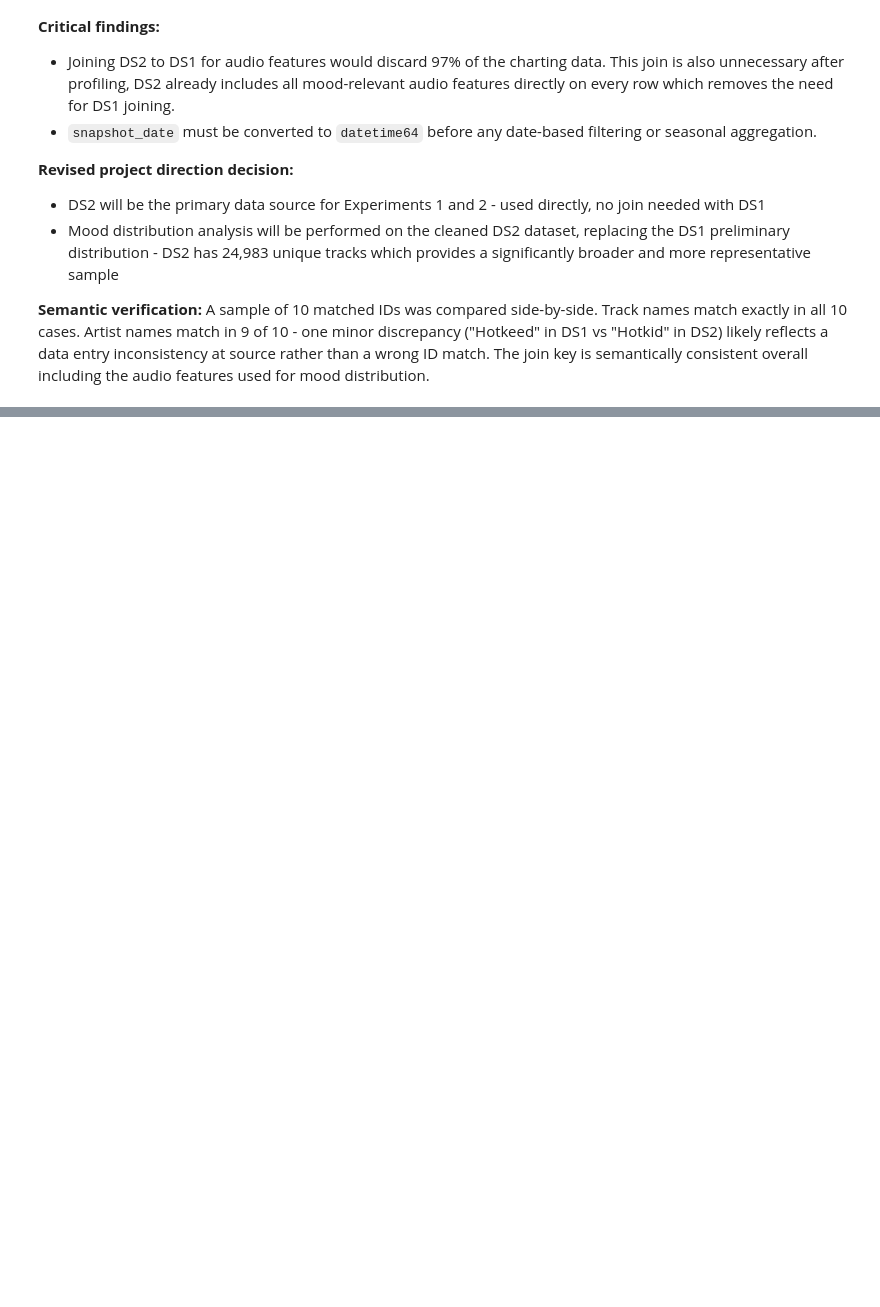
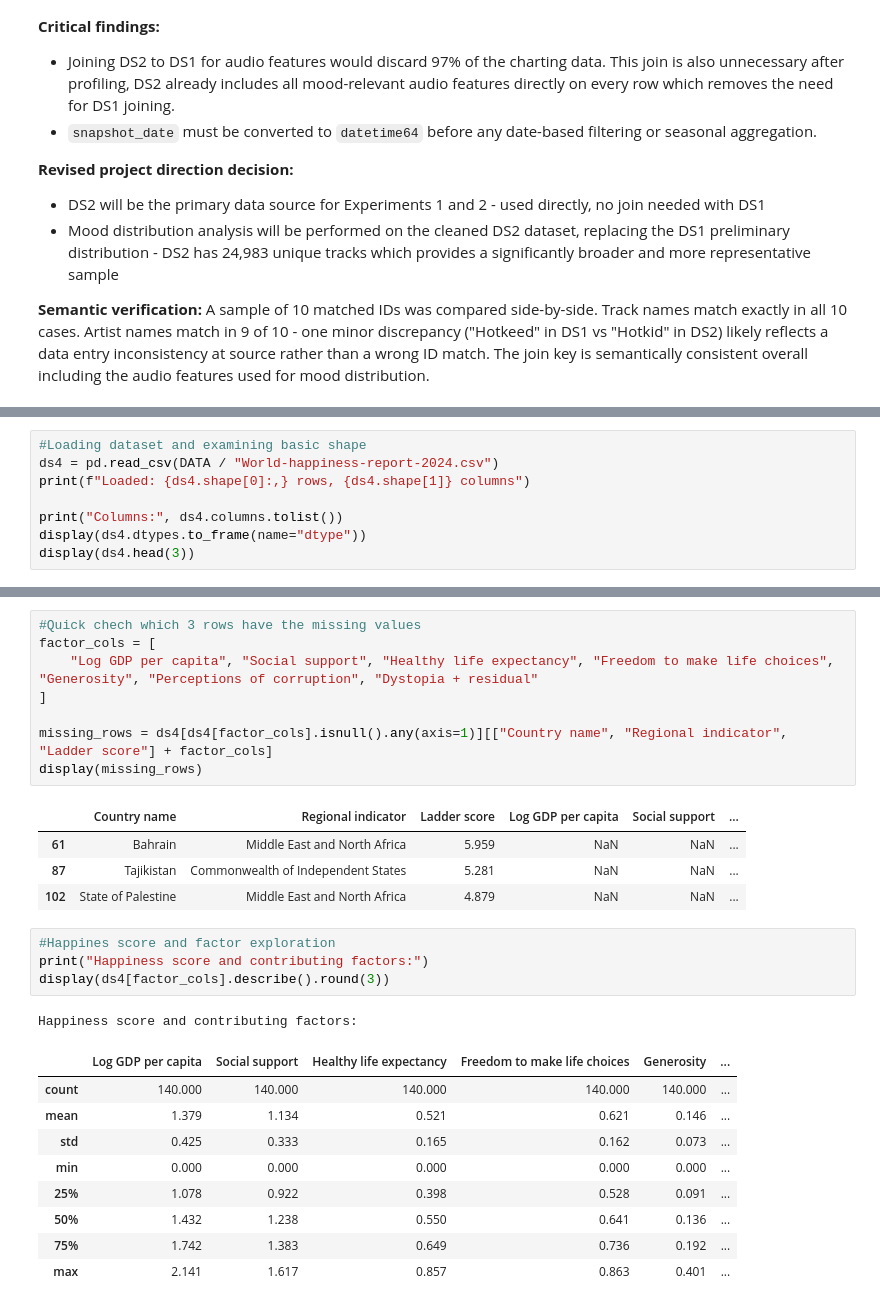
Before and after one commit to crystal-wolfer/AI-ML26-C02-music-mood-analysis, a Jupyter notebook: notebooks/01-data profiling.ipynb, the cells around one changed output, grey strips where cells are left out. Drawn from its saved outputs; the diff is of its cells as text; blank space fills up the shorter version.

```diff
--- a/notebooks/01-data analysis and cleanup.ipynb
+++ b/notebooks/01-data profiling.ipynb
@@ -533,0 +694,8 @@ Zero fully duplicate rows. Zero duplicates on the natural key (spotify_id, count
+# %%
+#Loading dataset and examining basic shape
+ds4 = pd.read_csv(DATA / "World-happiness-report-2024.csv")
+print(f"Loaded: {ds4.shape[0]:,} rows, {ds4.shape[1]} columns")
+
+print("Columns:", ds4.columns.tolist())
+display(ds4.dtypes.to_frame(name="dtype"))
+display(ds4.head(3))
@@ -533,0 +735,28 @@ Zero fully duplicate rows. Zero duplicates on the natural key (spotify_id, count
+# %%
+#Quick chech which 3 rows have the missing values
+factor_cols = [
+    "Log GDP per capita", "Social support", "Healthy life expectancy", "Freedom to make life choices", "Generosity", "Perceptions of corruption", "Dystopia + residual"
+]
+
+missing_rows = ds4[ds4[factor_cols].isnull().any(axis=1)][["Country name", "Regional indicator", "Ladder score"] + factor_cols]
+display(missing_rows)
+# %% [output]
+|  | Country name | Regional indicator | Ladder score | Log GDP per capita | Social support | ... |
+| 61 | Bahrain | Middle East and North Africa | 5.959 | NaN | NaN | ... |
+| 87 | Tajikistan | Commonwealth of Independent States | 5.281 | NaN | NaN | ... |
+| 102 | State of Palestine | Middle East and North Africa | 4.879 | NaN | NaN | ... |
+# %%
+#Happines score and factor exploration
+print("Happiness score and contributing factors:")
+display(ds4[factor_cols].describe().round(3))
+# %% [output]
+Happiness score and contributing factors:
+|  | Log GDP per capita | Social support | Healthy life expectancy | Freedom to make life choices | Generosity | ... |
+| count | 140.000 | 140.000 | 140.000 | 140.000 | 140.000 | ... |
+| mean | 1.379 | 1.134 | 0.521 | 0.621 | 0.146 | ... |
+| std | 0.425 | 0.333 | 0.165 | 0.162 | 0.073 | ... |
+| min | 0.000 | 0.000 | 0.000 | 0.000 | 0.000 | ... |
+| 25% | 1.078 | 0.922 | 0.398 | 0.528 | 0.091 | ... |
+| 50% | 1.432 | 1.238 | 0.550 | 0.641 | 0.136 | ... |
+| 75% | 1.742 | 1.383 | 0.649 | 0.736 | 0.192 | ... |
+| max | 2.141 | 1.617 | 0.857 | 0.863 | 0.401 | ... |
```
Also changed, not shown: parts of 16 cells of this notebook, 1 other file.
